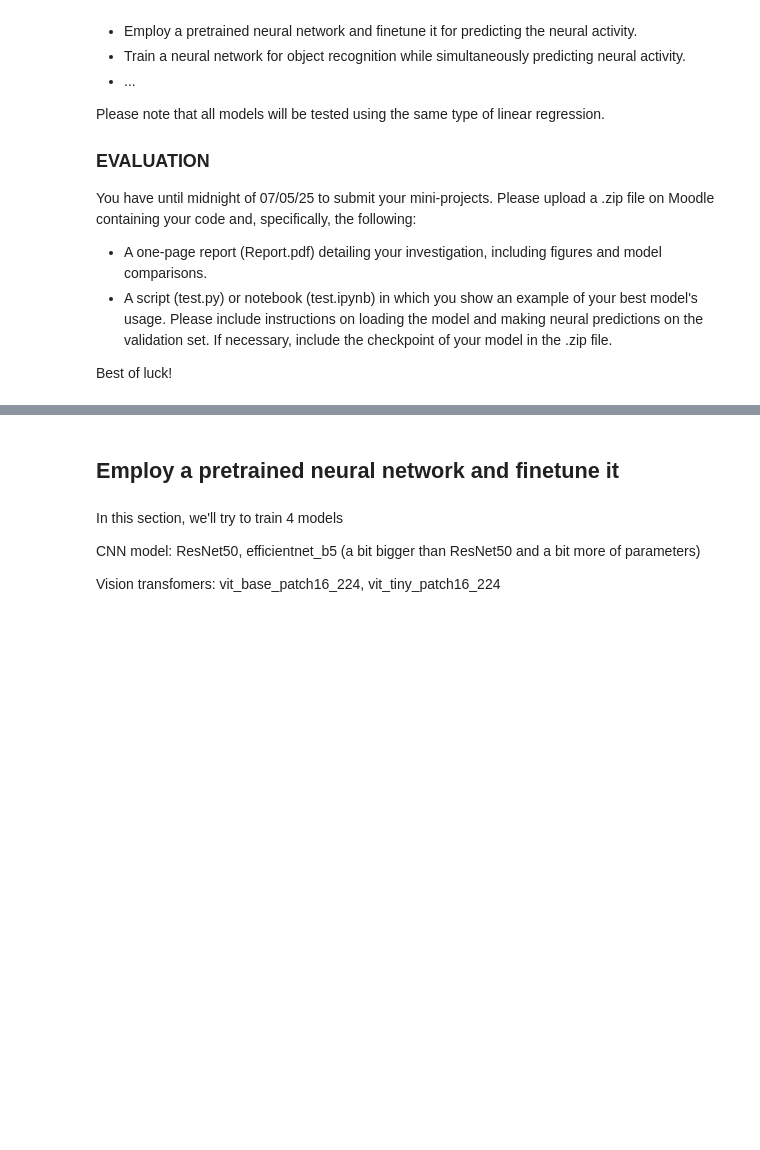
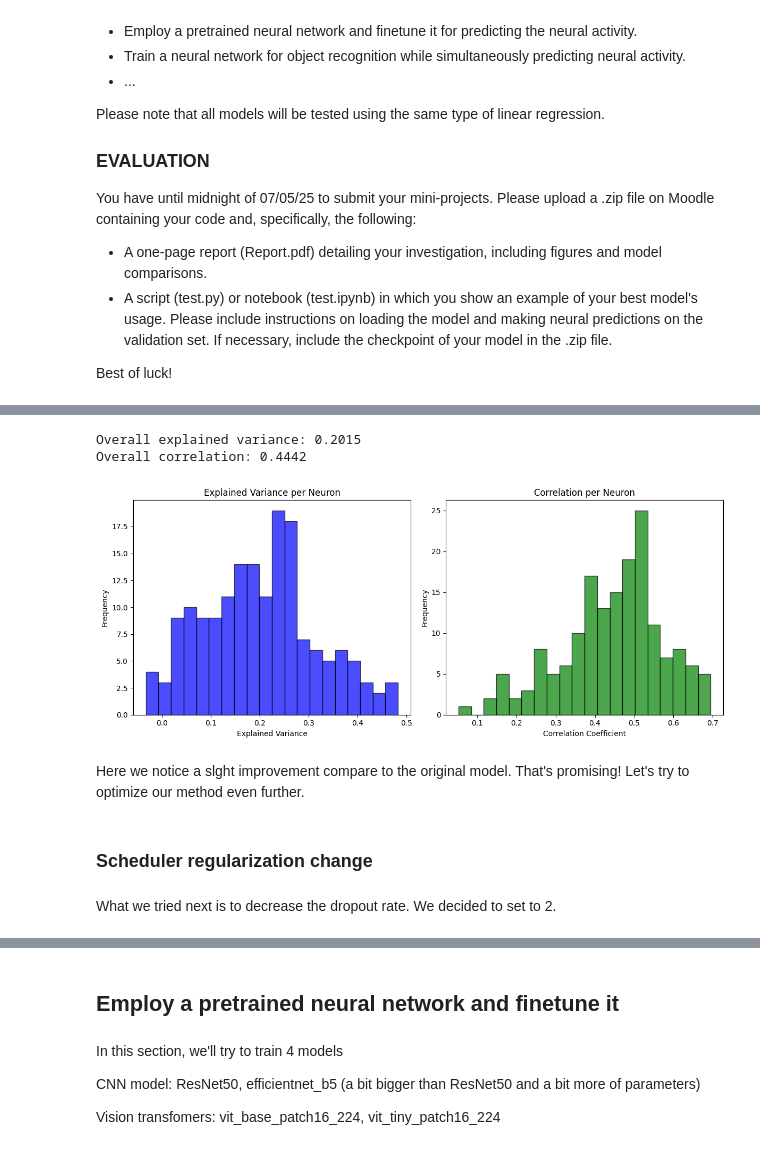
Before and after one commit to MetthewB/NX-414-Team-16, a Jupyter notebook: week8.ipynb, the cells around one changed output, grey strips where cells are left out. Drawn from its saved outputs; the diff is of its cells as text; code cells hidden in the pictures; blank space fills up the shorter version.

Commit message:
Opt ShallowCNN
I tried different optimization techniques to improve the ShallowCNN model

```diff
--- a/week8.ipynb
+++ b/week8.ipynb
@@ -127,13 +137,14 @@ class ITNeuralActivity(Dataset):
 
         return (img, neural_activity) if neural_activity is not None else img
 
+means = stimulus_train.mean(axis=(0, 2, 3))  # mean over channels
+stds = stimulus_train.std(axis=(0, 2, 3))    # std over channels
 
-# Calculate mean and std of your training dataset (for 3-channel RGB images)
-mean = np.mean(stimulus_train, axis=(0, 1, 2))  # (height, width, channels)
-std = np.std(stimulus_train, axis=(0, 1, 2))  # (height, width, channels)
+print("Dataset means:", means)
+print("Dataset stds:", stds)
 
 transform = transforms.Compose([
-    transforms.Normalize(mean=mean.tolist(), std=std.tolist())
+    transforms.Normalize(mean=means.tolist(), std=stds.tolist())
 ])
 
 # Create datasets with the transform
@@ -178,7 +192,7 @@ class ShallowCNN(nn.Module):
 
 # Initialize the model
 n_neurons = spikes_train.shape[1]
-model = ShallowCNN(n_neurons=n_neurons)
+shallow_cnn = ShallowCNN(n_neurons=n_neurons)
 # %%
 import torch.optim as optim
 
@@ -187,4 +201,7 @@ loss_function = nn.MSELoss()
 
 # Define the optimizer
 learning_rate = 0.001
-optimizer = optim.Adam(model.parameters(), lr=learning_rate)
+optimizer = optim.Adam(shallow_cnn.parameters(), lr=learning_rate)
+scheduler = StepLR(optimizer, step_size=10, gamma=0.8)
+# %%
+train_model(shallow_cnn, train_dataloader, val_dataloader, loss_function, optimizer, epochs=20, device=device, scheduler=scheduler)
@@ -190,0 +229,14 @@ optimizer = optim.Adam(model.parameters(), lr=learning_rate)
+# %%
+device = "cpu"
+# Evaluate model on the validation set
+evaluate_model(shallow_cnn, val_dataloader, spikes_val, device=device)
+# %% [output]
+Overall explained variance: 0.2015
+Overall correlation: 0.4442
+[figure, added]
+# %% [markdown]
+Here we notice a slght improvement compare to the original model. That's promising! Let's try to optimize our method even further.
+# %% [markdown]
+### Scheduler regularization change
+# %% [markdown]
+What we tried next is to decrease the dropout rate. We decided to set to 2.
```
Also changed, not shown: parts of 22 cells of this notebook, 2 other files.
